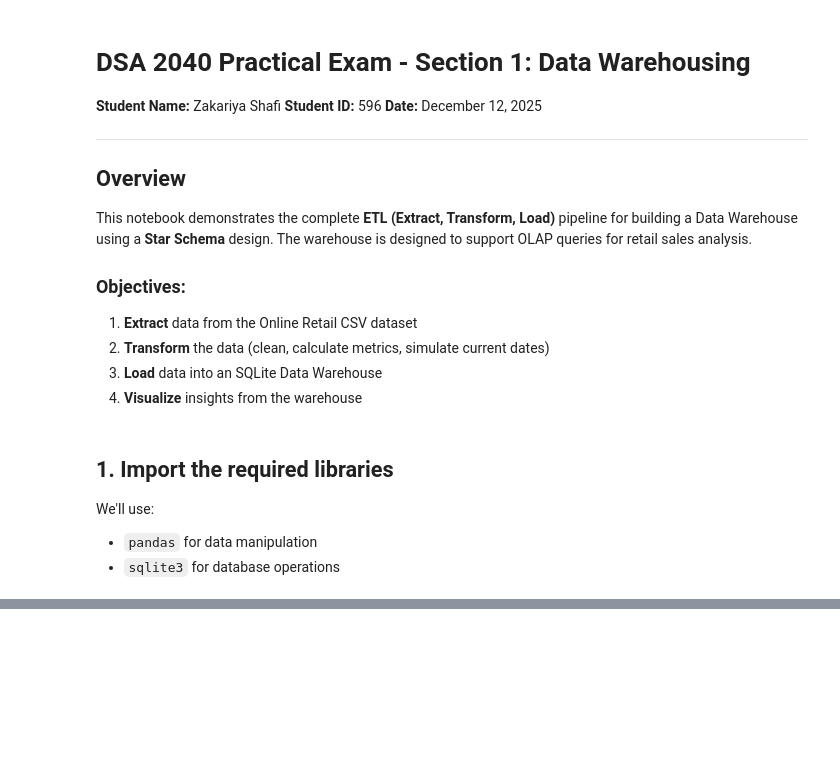
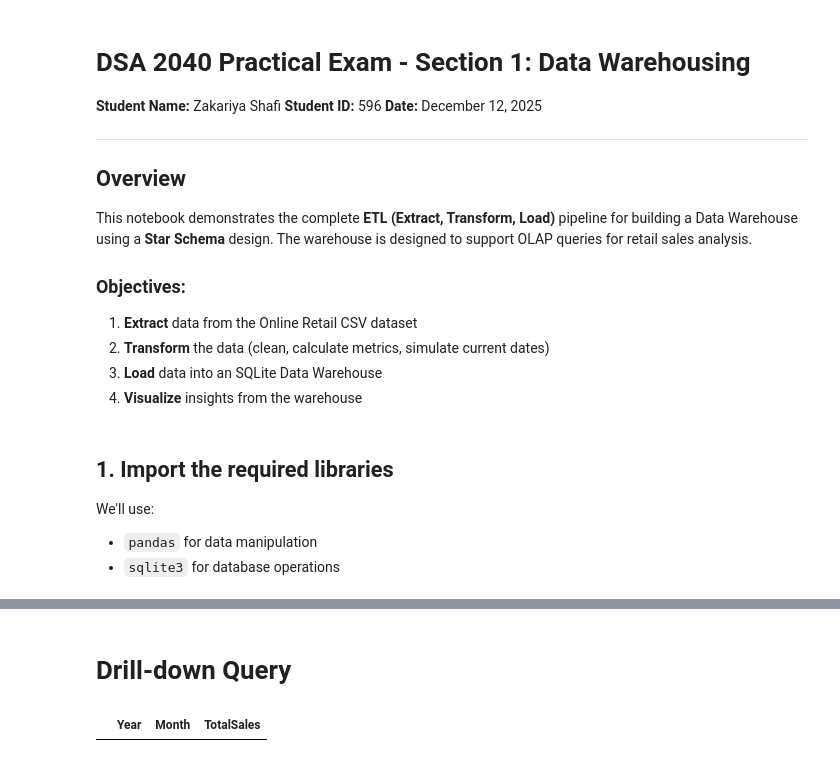
Before and after one commit to Zakishafi/DSA-2040_Practical_Exam_-Zakariya-Shafi-and-596-, a Jupyter notebook: Data_Warehousing/etl_retail.ipynb, the cells around one changed output, grey strips where cells are left out. Saved outputs shown, nothing was run; the diff lists cells and outputs as text; code cells hidden in the pictures; blank space fills up the shorter version.

```diff
--- a/Data_Warehousing/etl_retail.ipynb
+++ b/Data_Warehousing/etl_retail.ipynb
@@ -170,0 +270,18 @@ Data loaded into retail_dw.db
+# %% [markdown]
+# Drill-down Query
+# %%
+# Drill-down: Monthly sales for UK
+drilldown_query = """
+SELECT t.Year, t.Month, SUM(s.TotalSales) AS TotalSales
+FROM SalesFact s
+JOIN CustomerDim c ON s.CustomerID = c.CustomerID
+JOIN TimeDim t ON s.InvoiceDate = t.InvoiceDate
+WHERE c.Country = 'UK'
+GROUP BY t.Year, t.Month
+ORDER BY t.Year, t.Month;
+"""
+
+df_drilldown = pd.read_sql_query(drilldown_query, conn)
+df_drilldown.head()
+# %% [output]
+|  | Year | Month | TotalSales |
```
Also changed, not shown: parts of 20 cells of this notebook, 2 other files.
